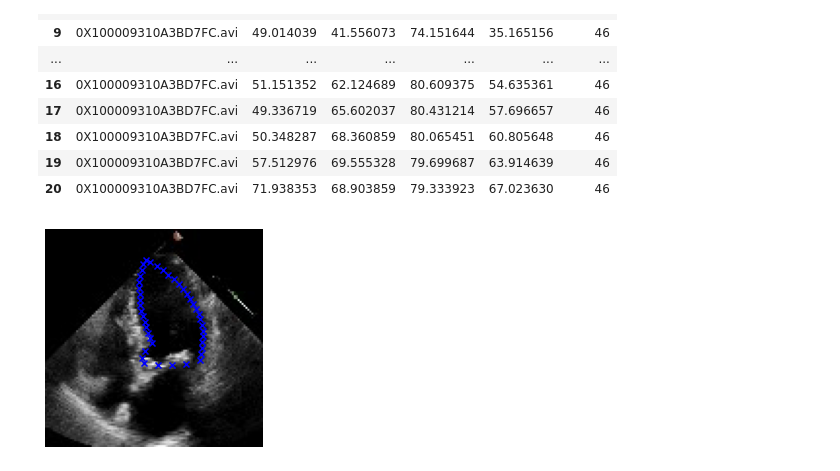
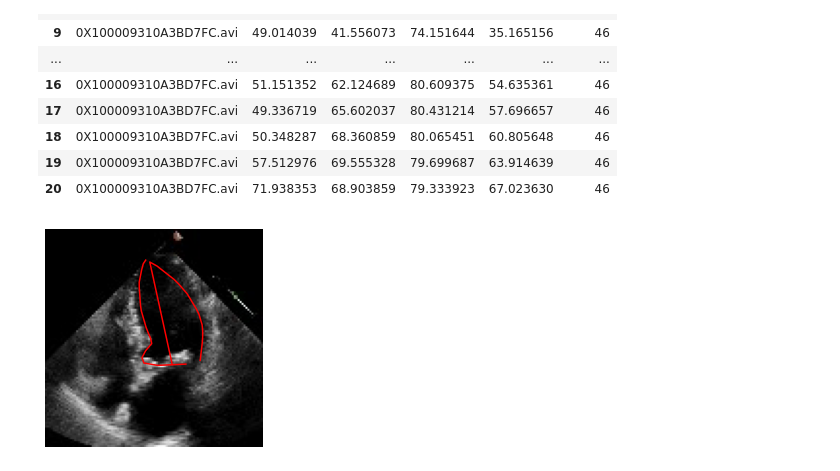
Before and after one commit to oli-mac/visualise, a Jupyter notebook: plot.ipynb, the cells around one changed output. Cells and saved outputs as stored; diff of their text form; code cells hidden in the pictures.

Commit message:
plot

```diff
--- a/plot.ipynb
+++ b/plot.ipynb
@@ -37,11 +40,20 @@ y2 = data['Y2']
 # %%
 # display image in matplotlib window
 fig = plt.figure()
+# fig2 = plt.figure()
+
 ax = fig.subplots()
+# ax2 = fig2.subplots()
+
 ax.imshow(pic)
+# ax2.imshow(pic2)
+
 ax.axis('off')
-plt.scatter(x1,y1,color='b',marker='x')
-plt.scatter(x2,y2,color='b',marker='x')
+# ax2.axis('off')
+
+plt.plot(x1, y1, 'r-', x2, y2,'r-')
+# plt.line(x2,y2,color='r',marker='x')
+plt.savefig(r"C:\Users\user\Documents\presentation day\model\dynamic\a4c-video-dir\visualise\visual.jpg",bbox_inches='tight')
 plt.show()
 # %% [output]
-[figure, old version]
+[figure, new version]
```
Also changed, not shown: parts of 3 cells of this notebook, 2 other files.
